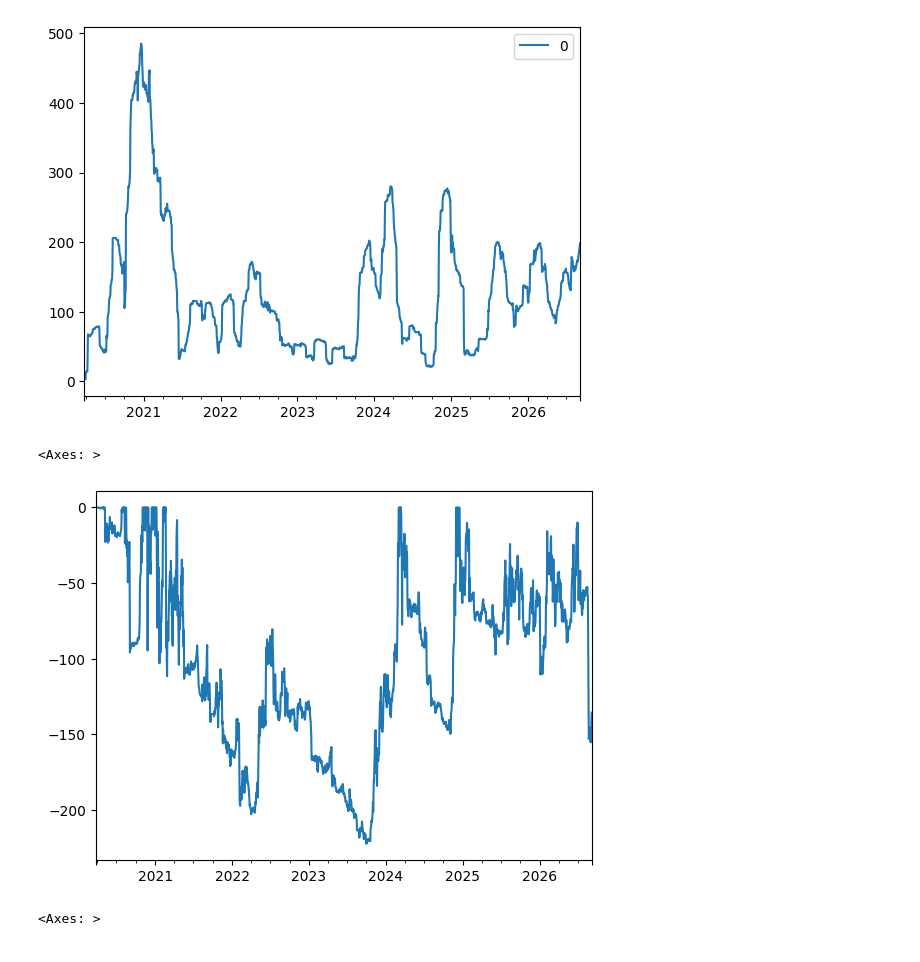
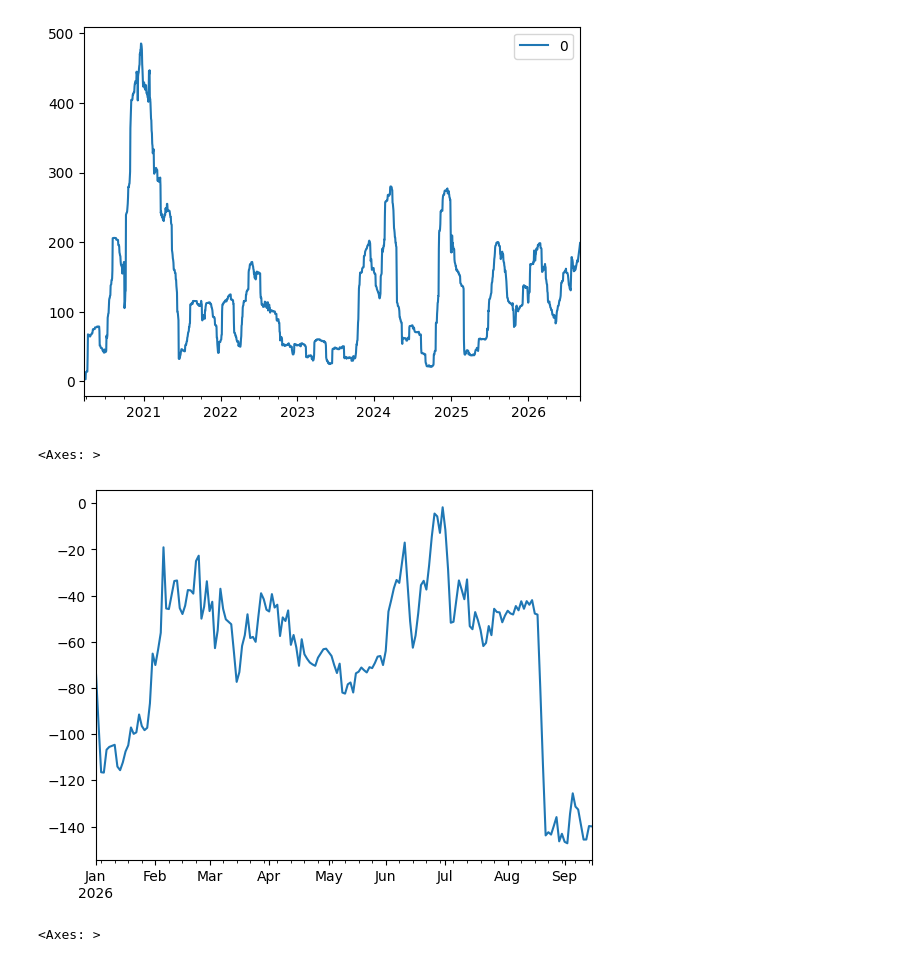
Before and after one commit to kostyaex/pysystemtrade, a Jupyter notebook: private/bybit/bybit_test.ipynb, the cells around one changed output. Cells and saved outputs as stored; diff of their text form; code cells hidden in the pictures.

```diff
--- a/private/bybit/bybit_test.ipynb
+++ b/private/bybit/bybit_test.ipynb
@@ -82,10 +46,10 @@ acc.rolling_ann_std().plot()    # скользящий годовой стд
 <Axes: >
 [figure]
 # %%
-acc.drawdown().plot()           # просадка
+acc.drawdown()['2026'].plot()           # просадка
 # %% [output]
 <Axes: >
-[figure, old version]
+[figure, new version]
 # %%
 acc.curve().plot()              # кумулятивная кривая
 # %% [output]
```
Also changed, not shown: parts of 5 cells of this notebook.
